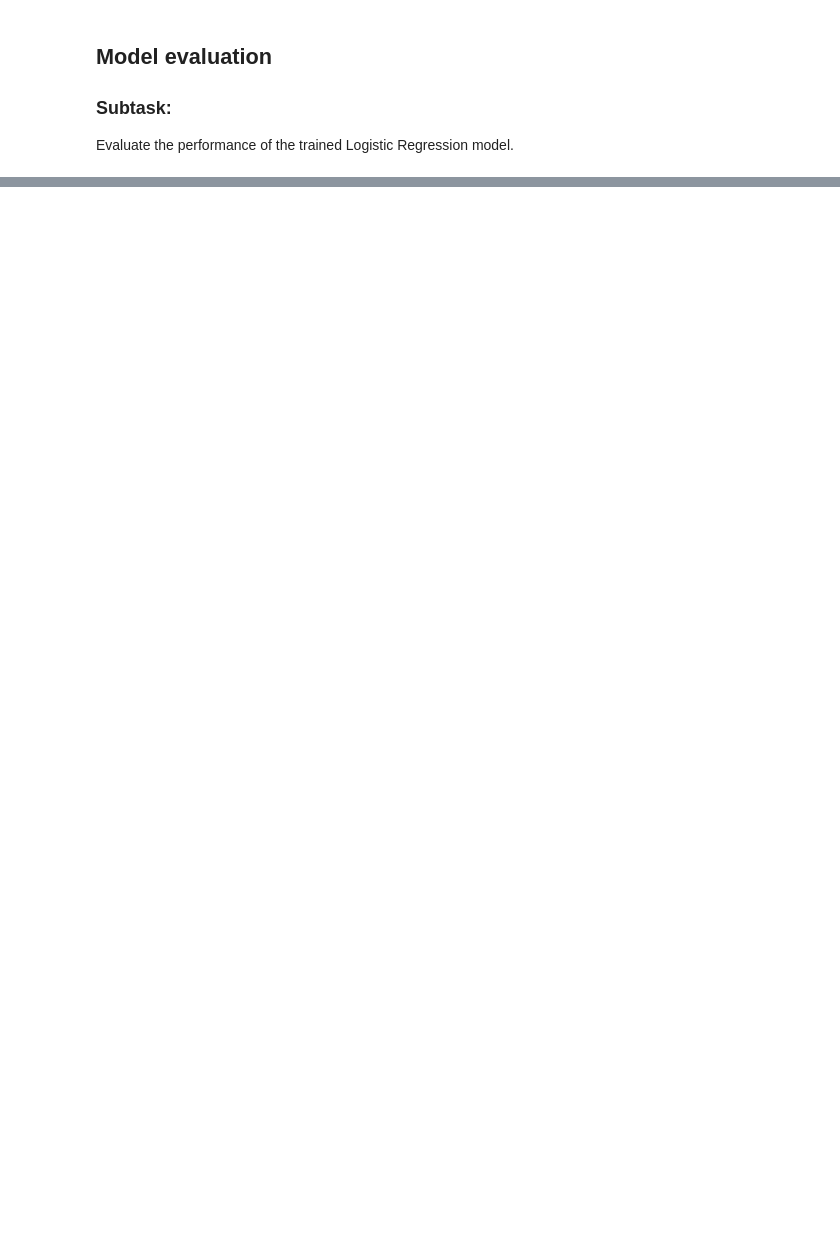
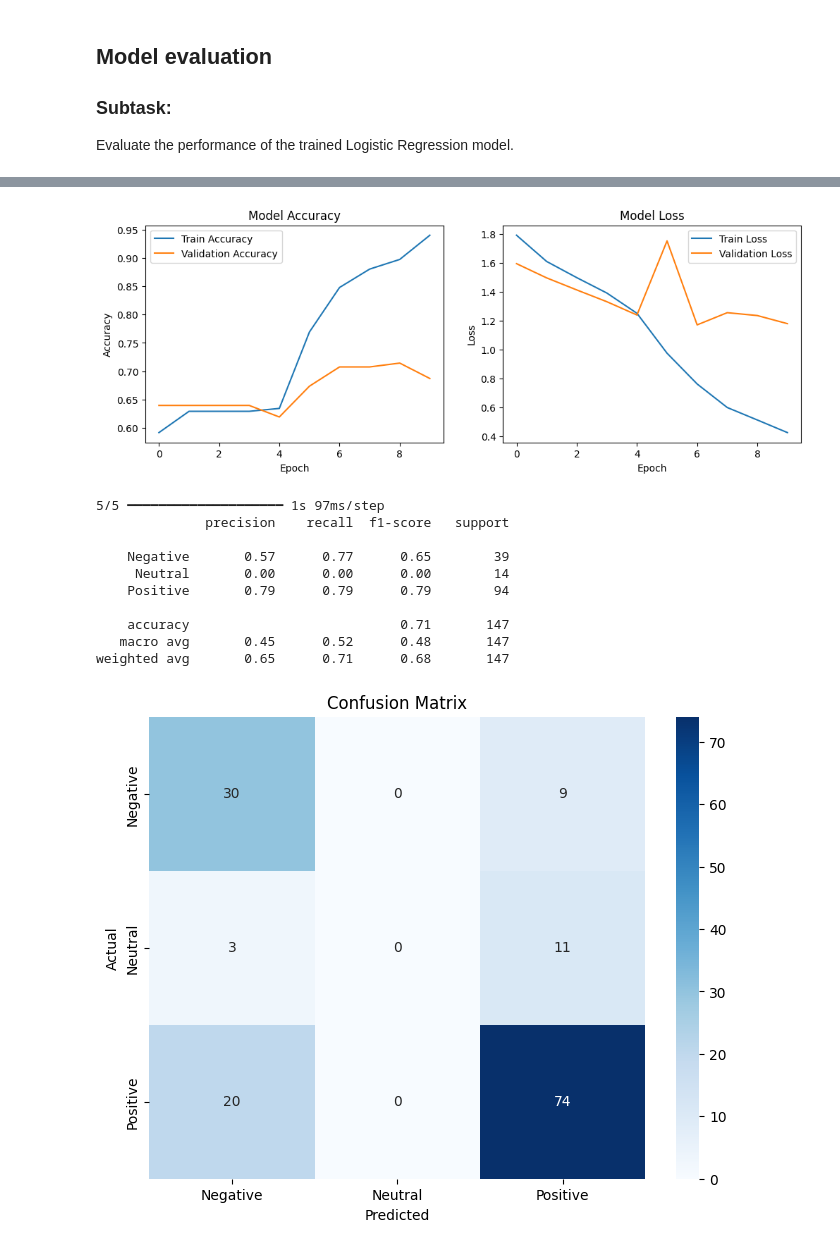
Before and after one commit to BdsKlause/BdsKlause, a Jupyter notebook: aurum.ipynb, the cells around one changed output, grey strips where cells are left out. Cells and saved outputs as stored; diff of their text form; code cells hidden in the pictures; blank space fills up the shorter version.

```diff
--- a/aurum.ipynb
+++ b/aurum.ipynb
@@ -776,0 +787,13 @@ R-squared (R2) Score: 0.4340
+# %%
+from tensorflow.keras.callbacks import EarlyStopping
+
+early_stopping = EarlyStopping(monitor='val_loss', patience=3, restore_best_weights=True)
+
+history = model.fit(
+    train_padded,
+    y_train,
+    epochs=20,
+    validation_data=(test_padded, y_test),
+    batch_size=64,
+    callbacks=[early_stopping]
+)
@@ -776,0 +821,59 @@ R-squared (R2) Score: 0.4340
+# %%
+import matplotlib.pyplot as plt
+from sklearn.metrics import classification_report, confusion_matrix
+import seaborn as sns
+
+# Plot training history
+def plot_history(history):
+    plt.figure(figsize=(12, 4))
+
+    plt.subplot(1, 2, 1)
+    plt.plot(history.history['accuracy'], label='Train Accuracy')
+    plt.plot(history.history['val_accuracy'], label='Validation Accuracy')
+    plt.title('Model Accuracy')
+    plt.ylabel('Accuracy')
+    plt.xlabel('Epoch')
+    plt.legend()
+
+    plt.subplot(1, 2, 2)
+    plt.plot(history.history['loss'], label='Train Loss')
+    plt.plot(history.history['val_loss'], label='Validation Loss')
+    plt.title('Model Loss')
+    plt.ylabel('Loss')
+    plt.xlabel('Epoch')
+    plt.legend()
+
+    plt.show()
+
+plot_history(history)
+
+# Generate predictions
+y_pred = model.predict(test_padded)
+y_pred_classes = np.argmax(y_pred, axis=1)
+
+# Classification report
+print(classification_report(y_test, y_pred_classes, target_names=label_encoder.classes_))
+
+# Confusion matrix
+cm = confusion_matrix(y_test, y_pred_classes)
+plt.figure(figsize=(8, 6))
+sns.heatmap(cm, annot=True, fmt='d', cmap='Blues',
+            xticklabels=label_encoder.classes_,
+            yticklabels=label_encoder.classes_)
+plt.title('Confusion Matrix')
+plt.xlabel('Predicted')
+plt.ylabel('Actual')
+plt.show()
+# %% [output]
+[figure, added]
+5/5 ━━━━━━━━━━━━━━━━━━━━ 1s 97ms/step
+              precision    recall  f1-score   support
+
+    Negative       0.57      0.77      0.65        39
+     Neutral       0.00      0.00      0.00        14
+    Positive       0.79      0.79      0.79        94
+
+    accuracy                           0.71       147
+   macro avg       0.45      0.52      0.48       147
+weighted avg       0.65      0.71      0.68       147
+[figure, added]
```
Also changed, not shown: parts of 71 cells of this notebook.
